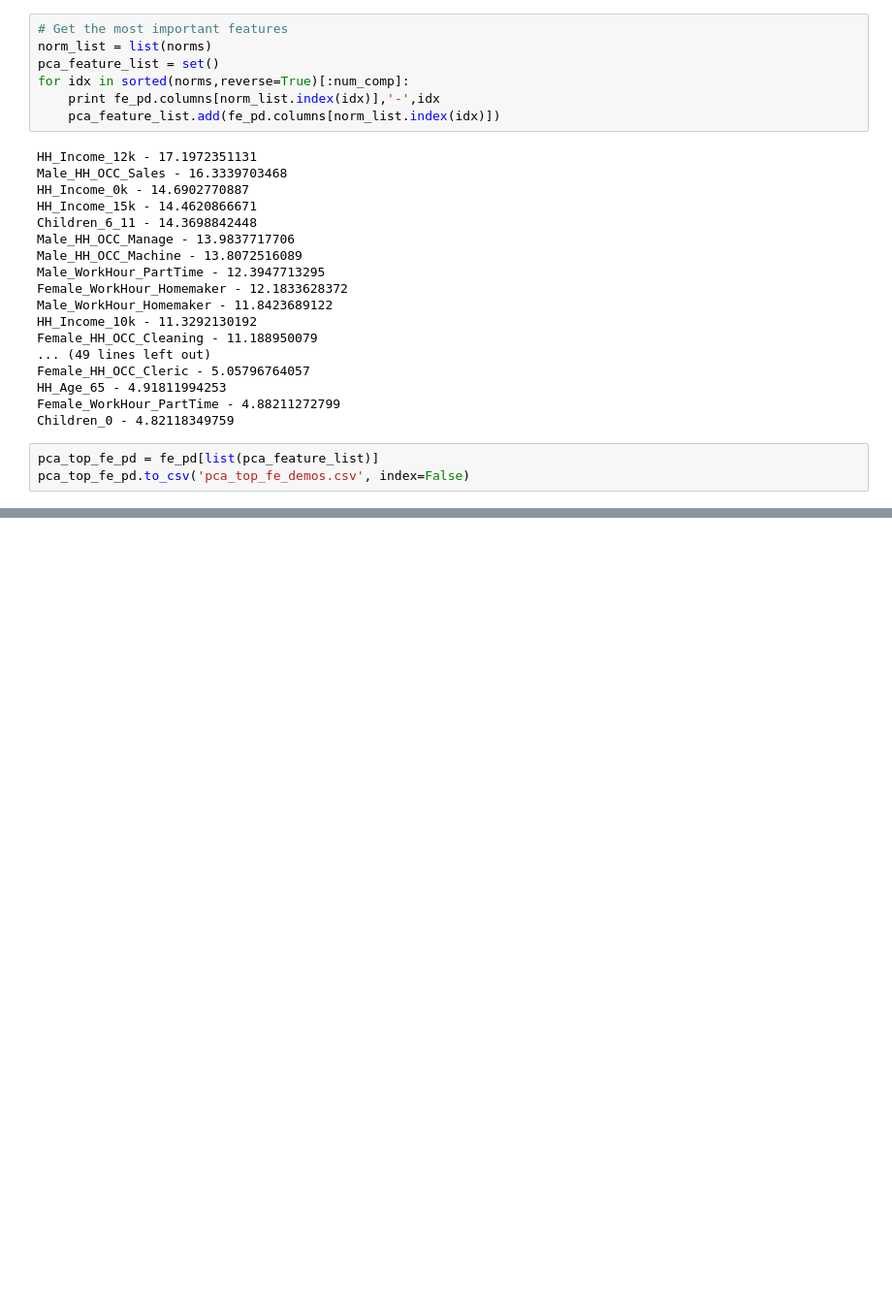
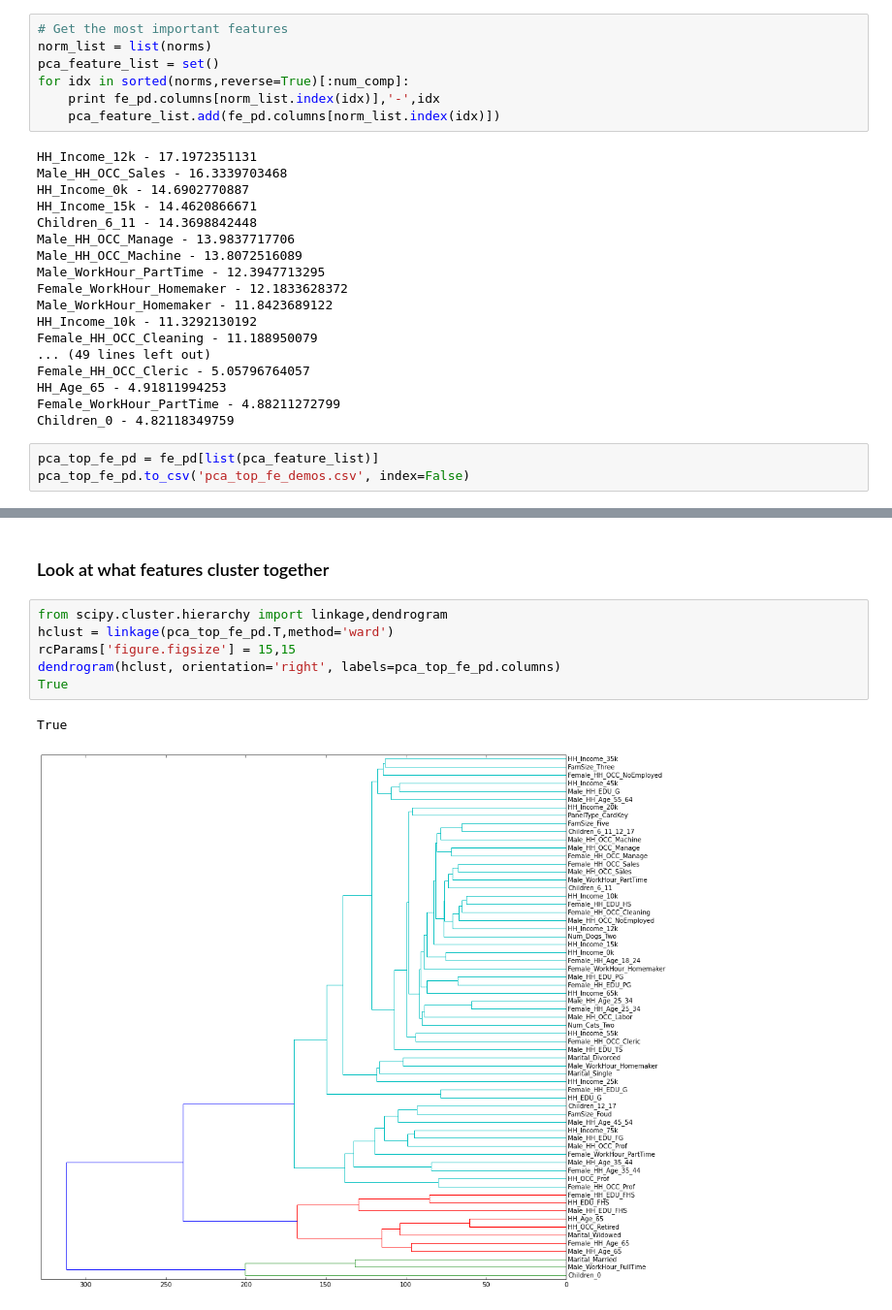
Before and after one commit to conwaywong/dse220_final, a Jupyter notebook: DSE220 Homework #4.ipynb, the cells around one changed output, grey strips where cells are left out. Shown at 97% size. Drawn from its saved outputs; the diff is of its cells as text; blank space fills up the shorter version.

```diff
--- a/DSE220 Homework #4.ipynb
+++ b/DSE220 Homework #4.ipynb
@@ -540,0 +567,11 @@ fig.scatter(fe_pd_2d_df['x'], fe_pd_2d_df['y'], fe_pd_2d_df['z'], c=fe_pd_2d_df[
+# %% [markdown]
+### Look at what features cluster together
+# %%
+from scipy.cluster.hierarchy import linkage,dendrogram
+hclust = linkage(pca_top_fe_pd.T,method='ward')
+rcParams['figure.figsize'] = 15,15
+dendrogram(hclust, orientation='right', labels=pca_top_fe_pd.columns)
+True
+# %% [output]
+True
+[figure, added]
```
Also changed, not shown: parts of 5 cells of this notebook.
